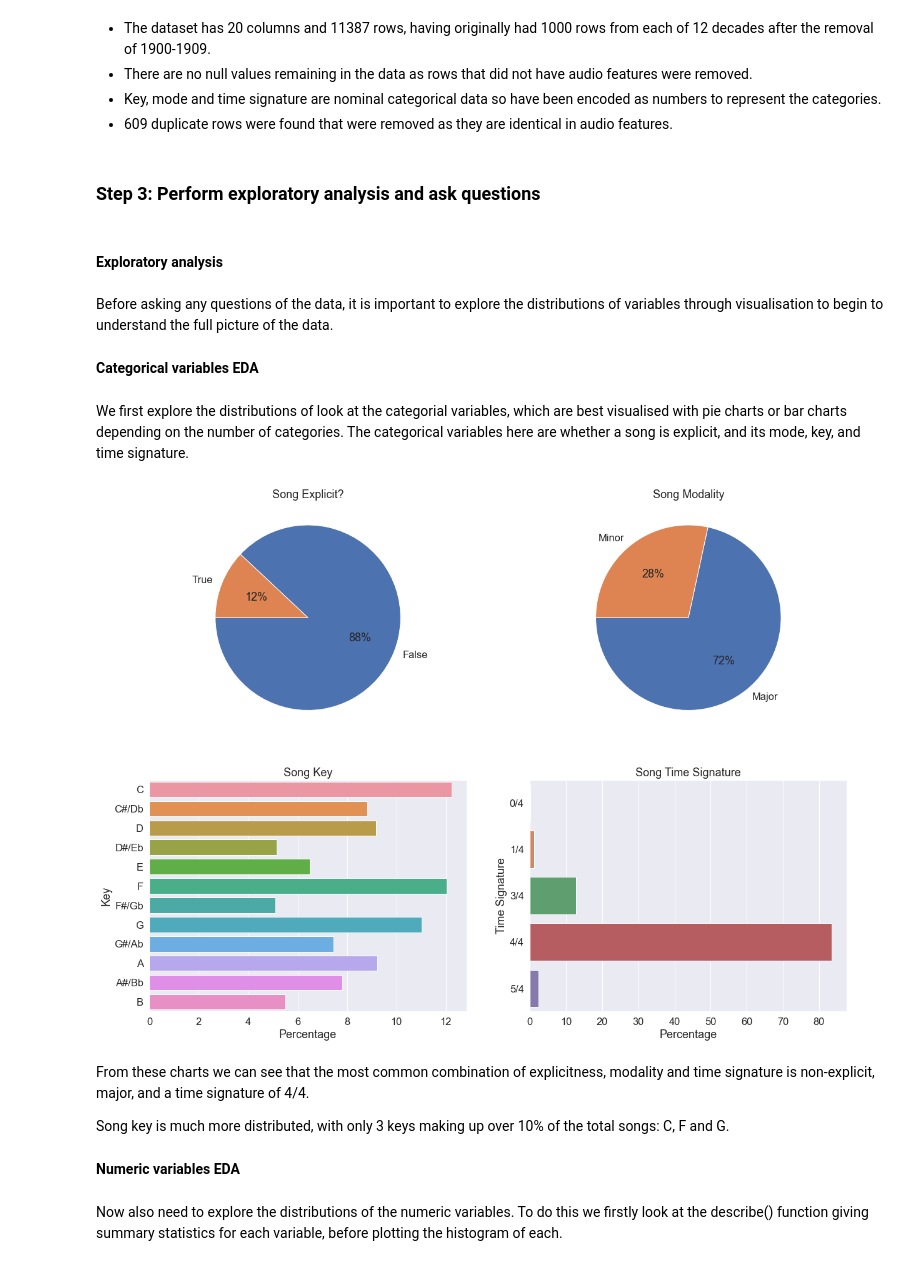
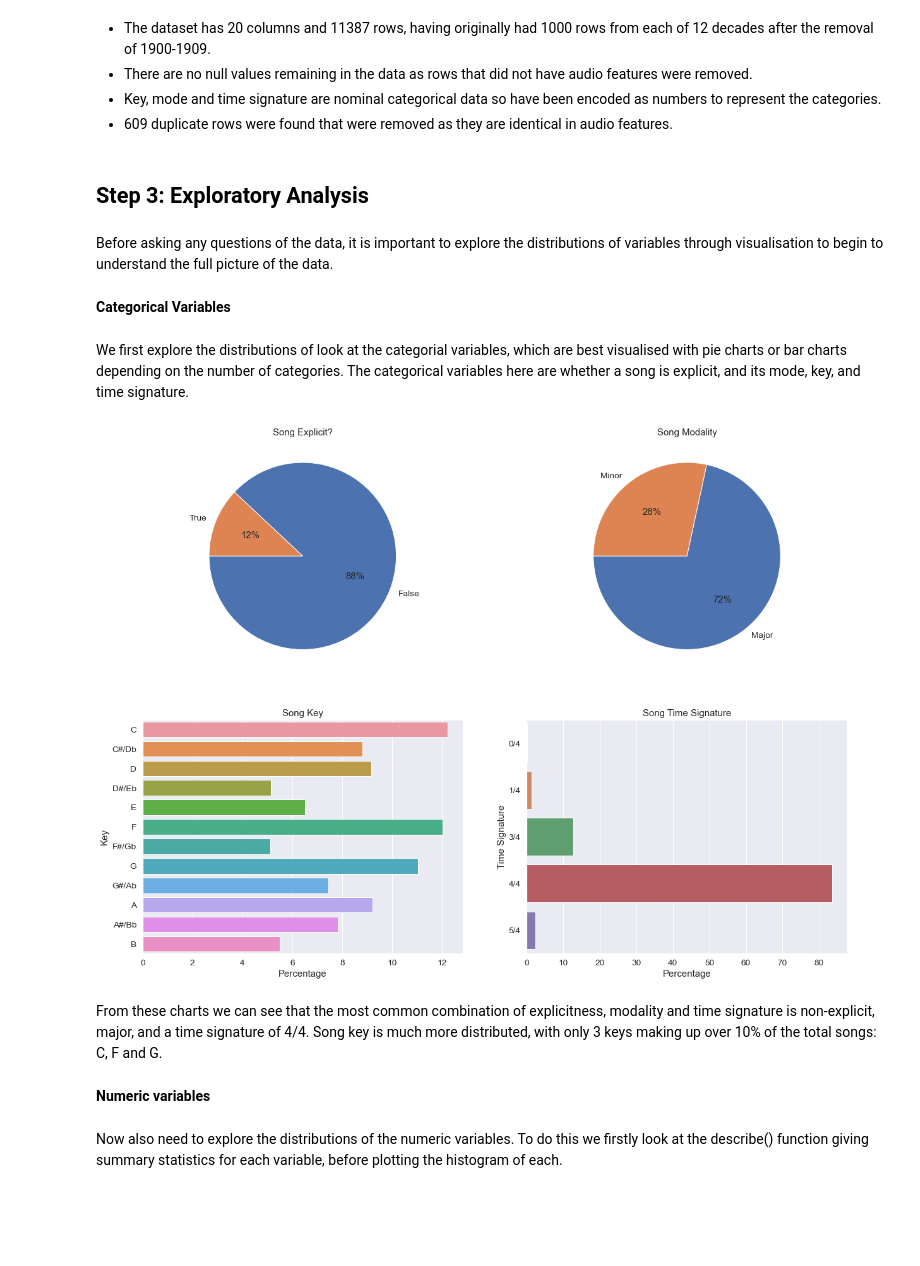
Before and after one commit to freddielloyd/SDPA_Coursework, a Jupyter notebook: Part 3 - Data Analytics/Part_3_Data_Analytics.ipynb, the cells around one changed output. Drawn from its saved outputs; the diff is of its cells as text; code cells hidden in the pictures; blank space fills up the shorter version.

```diff
--- a/Part 3 - Data Analytics/Part_3_Data_Analytics.ipynb
+++ b/Part 3 - Data Analytics/Part_3_Data_Analytics.ipynb
@@ -489,44 +471,40 @@ memory usage: 1.5+ MB
 - Key, mode and time signature are nominal categorical data so have been encoded as numbers to represent the categories.
 - 609 duplicate rows were found that were removed as they are identical in audio features.
 # %% [markdown]
-### Step 3: Perform exploratory analysis and ask questions
+## Step 3: Exploratory Analysis
-# %% [markdown]
-#### Exploratory analysis
 # %% [markdown]
 Before asking any questions of the data, it is  important to explore the distributions of variables through visualisation to begin to understand the full picture of the data.
 # %% [markdown]
-**Categorical variables EDA**
+**Categorical Variables**
 # %% [markdown]
 We first explore the distributions of look at the categorial variables, which are best visualised with pie charts or bar charts depending on the number of categories. The categorical variables here are whether a song is explicit, and its mode, key, and time signature.
 # %%
 # Create key names dict so can label in their musical form
 key_names = {0 : "C", 1 : "C#/Db", 2 : "D", 3 : "D#/Eb", 4 : "E", 5 : "F",
              6 : "F#/Gb", 7 : "G", 8 : "G#/Ab", 9 : "A", 10 : "A#/Bb", 11 : "B"}
 # Create time signature names dict so can label in their musical form
 signature_names = {0.0 : "0/4", 1.0 : "1/4", 3.0 : "3/4", 4.0 : "4/4", 5.0 : "5/4"}
 
 # Retrieve relevant information for plotting each categorical variable
 explicit_counts = spotify_dataset['explicit'].value_counts()
 mode_counts = spotify_dataset['mode'].value_counts()
 key_counts_pct = (spotify_dataset['key'].value_counts()/spotify_dataset['key'].count())*100
 signature_counts_pct = (spotify_dataset['time signature'].value_counts()/spotify_dataset['time signature'].count())*100
 
-sns.set(font_scale = 1.5)
+sns.set(font_scale = 1.25)
 fig, ax = plt.subplots(2, 2, figsize = (20,15))
 ax[0,0].pie(explicit_counts, labels=explicit_counts.index, autopct='%1.f%%', startangle=180), ax[0,0].title.set_text('Song Explicit?')
 ax[0,1].pie(mode_counts, labels=('Major', 'Minor'), autopct='%1.f%%', startangle=180), ax[0,1].title.set_text('Song Modality')
 sns.barplot(y = key_counts_pct.index, x = key_counts_pct, ax=ax[1,0]), ax[1,0].set(xlabel='Percentage', ylabel="Key", yticklabels = key_names.values(), title='Song Key')
 sns.barplot(y = signature_counts_pct.index, x = signature_counts_pct, ax=ax[1,1]), ax[1,1].set(xlabel='Percentage', ylabel="Time Signature", yticklabels = signature_names.values(), title='Song Time Signature')
 
 plt.show()
 # %% [output]
-[figure, old version]
+[figure, new version]
 # %% [markdown]
-From these charts we can see that the most common combination of explicitness, modality and time signature is non-explicit, major, and a time signature of 4/4.
-
-Song key is much more distributed, with only 3 keys making up over 10% of the total songs: C, F and G.
+From these charts we can see that the most common combination of explicitness, modality and time signature is non-explicit, major, and a time signature of 4/4. Song key is much more distributed, with only 3 keys making up over 10% of the total songs: C, F and G.
 # %% [markdown]
-**Numeric variables EDA**
+**Numeric variables**
 # %% [markdown]
 Now also need to explore the distributions of the numeric variables. To do this we firstly look at the describe() function giving summary statistics for each variable, before plotting the histogram of each.
 # %%
```
Also changed, not shown: parts of 68 cells of this notebook.
